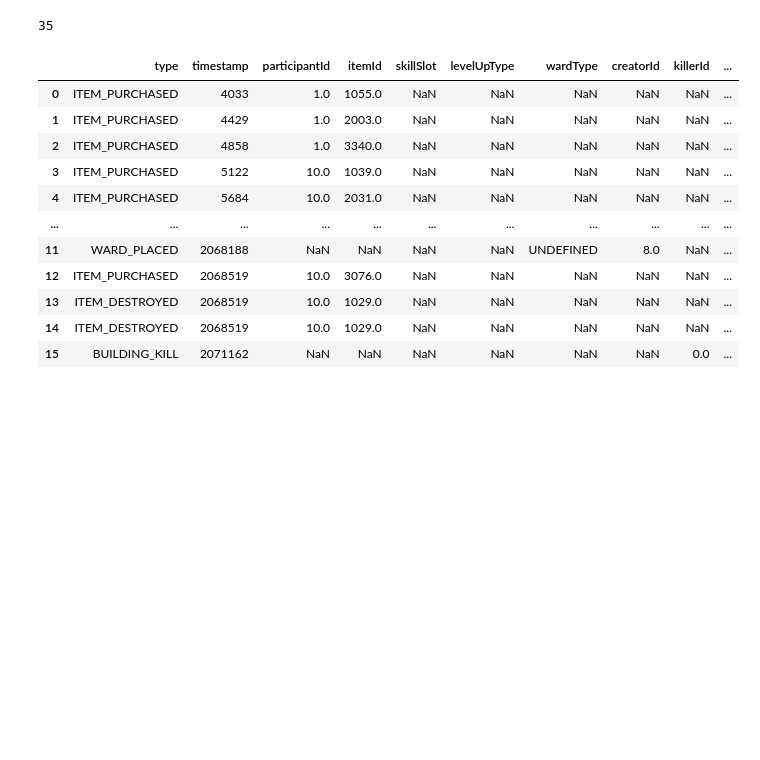
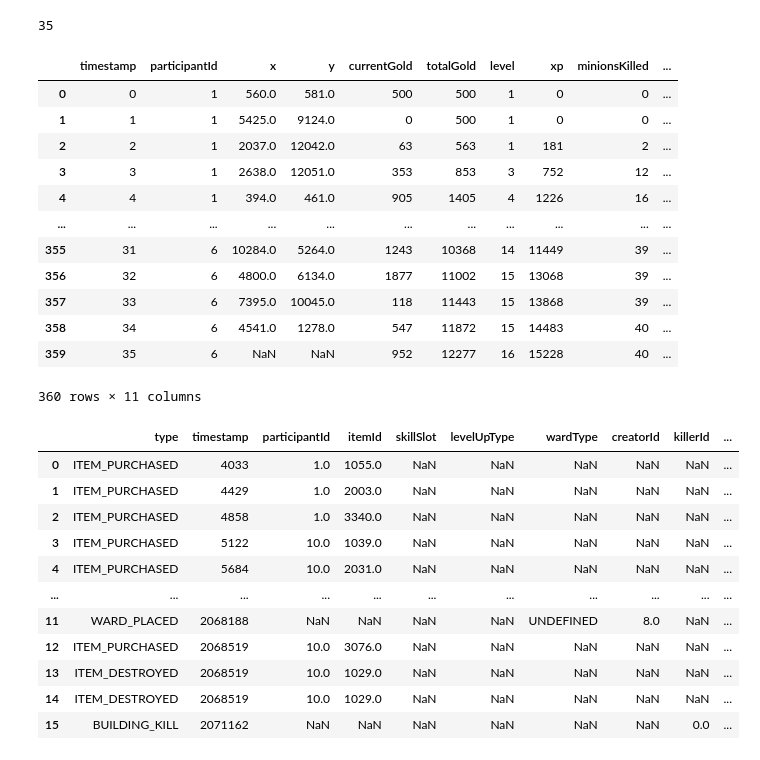
Before and after one commit to Dav3whit3/ih_datamadpt_project_final, a Jupyter notebook: notebooks/API_data_extraction1.ipynb, the cells around one changed output. Cells and saved outputs as stored; diff of their text form; code cells hidden in the pictures; blank space fills up the shorter version.

```diff
--- a/notebooks/API_data_extraction1.ipynb
+++ b/notebooks/API_data_extraction1.ipynb
@@ -237,3 +240,19 @@ frames['timestamp'].max()
+# %%
+frames
+# %% [output]
+|  | timestamp | participantId | x | y | currentGold | totalGold | level | xp | minionsKilled | ... |
+| 0 | 0 | 1 | 560.0 | 581.0 | 500 | 500 | 1 | 0 | 0 | ... |
+| 1 | 1 | 1 | 5425.0 | 9124.0 | 0 | 500 | 1 | 0 | 0 | ... |
+| 2 | 2 | 1 | 2037.0 | 12042.0 | 63 | 563 | 1 | 181 | 2 | ... |
+| 3 | 3 | 1 | 2638.0 | 12051.0 | 353 | 853 | 3 | 752 | 12 | ... |
+| 4 | 4 | 1 | 394.0 | 461.0 | 905 | 1405 | 4 | 1226 | 16 | ... |
+| ... | ... | ... | ... | ... | ... | ... | ... | ... | ... | ... |
+| 355 | 31 | 6 | 10284.0 | 5264.0 | 1243 | 10368 | 14 | 11449 | 39 | ... |
+| 356 | 32 | 6 | 4800.0 | 6134.0 | 1877 | 11002 | 15 | 13068 | 39 | ... |
+| 357 | 33 | 6 | 7395.0 | 10045.0 | 118 | 11443 | 15 | 13868 | 39 | ... |
+| 358 | 34 | 6 | 4541.0 | 1278.0 | 547 | 11872 | 15 | 14483 | 40 | ... |
+| 359 | 35 | 6 | NaN | NaN | 952 | 12277 | 16 | 15228 | 40 | ... |
+360 rows × 11 columns
 # %%
 events = get_events(timeline)
 events
```
Also changed, not shown: parts of 8 cells of this notebook, 1 other file.
